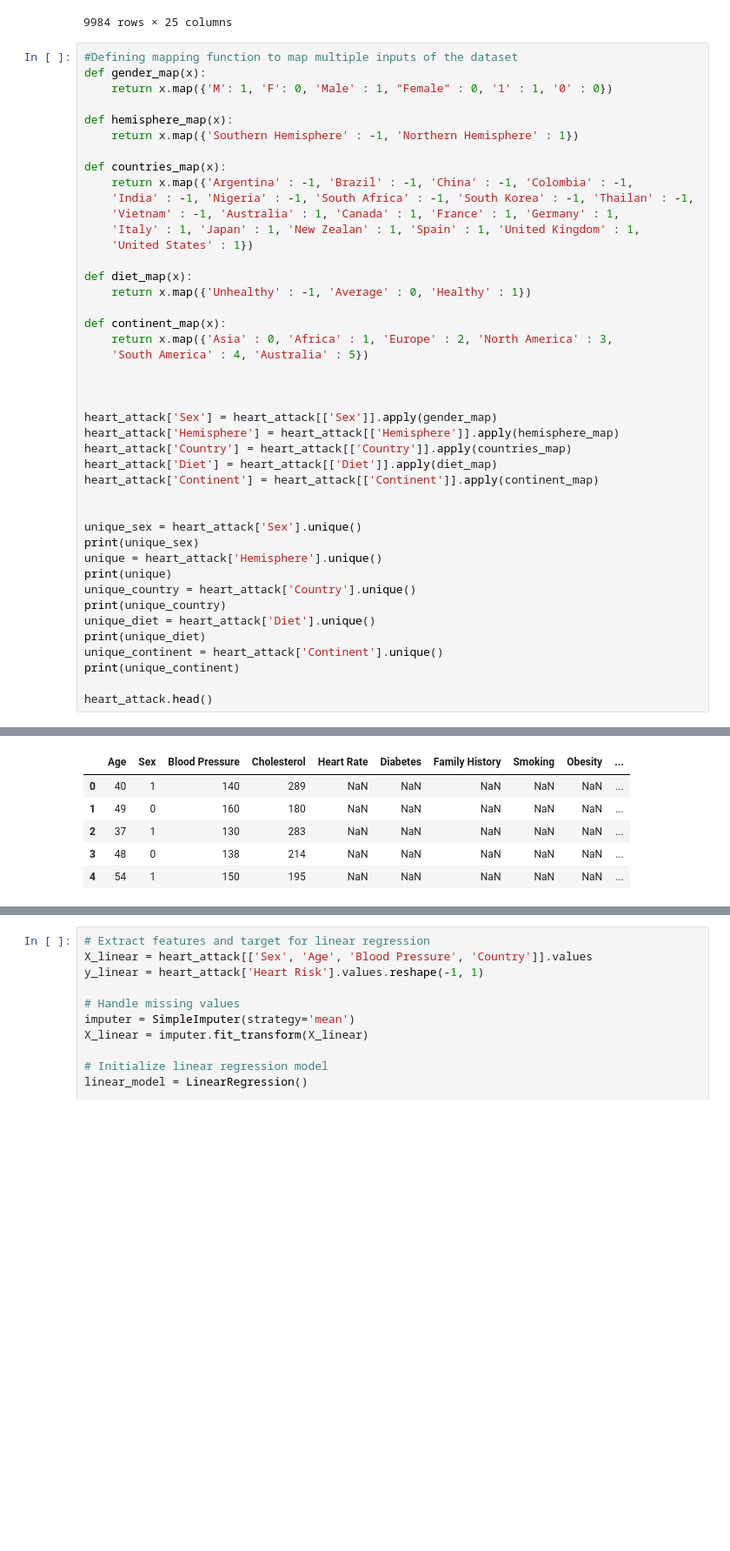
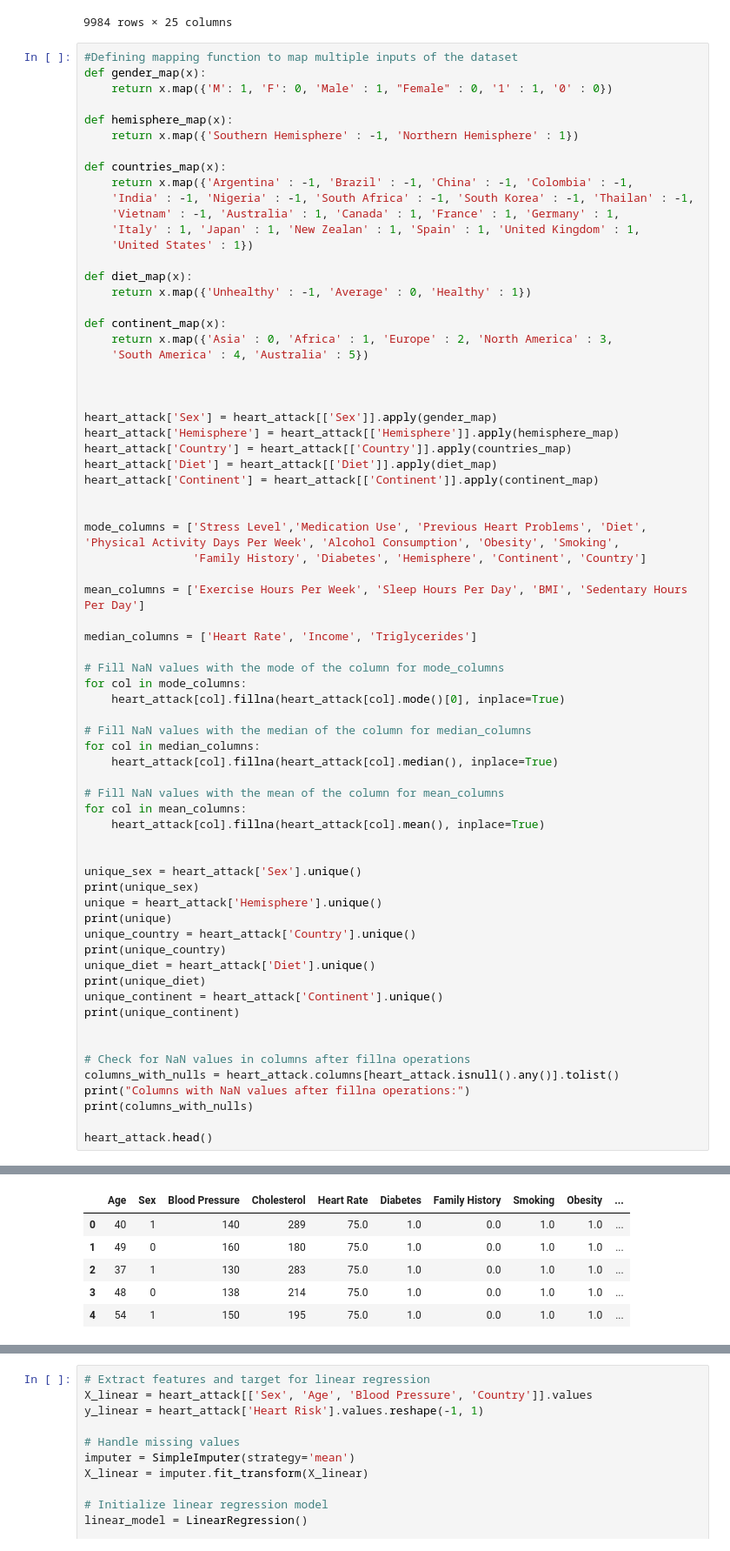
Before and after one commit to Pathin220/4105_Project, a Jupyter notebook: Project_Complete_Classic_ML.ipynb, the cells around one changed output, grey strips where cells are left out. Shown at 87% size. Cells and saved outputs as stored; diff of their text form; blank space fills up the shorter version.

```diff
--- a/Project_Complete_Classic_ML.ipynb
+++ b/Project_Complete_Classic_ML.ipynb
@@ -77,6 +77,26 @@ heart_attack['Diet'] = heart_attack[['Diet']].apply(diet_map)
 heart_attack['Continent'] = heart_attack[['Continent']].apply(continent_map)
 
 
+mode_columns = ['Stress Level','Medication Use', 'Previous Heart Problems', 'Diet', 'Physical Activity Days Per Week', 'Alcohol Consumption', 'Obesity', 'Smoking',
+                'Family History', 'Diabetes', 'Hemisphere', 'Continent', 'Country']
+
+mean_columns = ['Exercise Hours Per Week', 'Sleep Hours Per Day', 'BMI', 'Sedentary Hours Per Day']
+
+median_columns = ['Heart Rate', 'Income', 'Triglycerides']
+
+# Fill NaN values with the mode of the column for mode_columns
+for col in mode_columns:
+    heart_attack[col].fillna(heart_attack[col].mode()[0], inplace=True)
+
+# Fill NaN values with the median of the column for median_columns
+for col in median_columns:
+    heart_attack[col].fillna(heart_attack[col].median(), inplace=True)
+
+# Fill NaN values with the mean of the column for mean_columns
+for col in mean_columns:
+    heart_attack[col].fillna(heart_attack[col].mean(), inplace=True)
+
+
 unique_sex = heart_attack['Sex'].unique()
 print(unique_sex)
 unique = heart_attack['Hemisphere'].unique()
@@ -88,6 +108,12 @@ print(unique_diet)
 unique_continent = heart_attack['Continent'].unique()
 print(unique_continent)
 
+
+# Check for NaN values in columns after fillna operations
+columns_with_nulls = heart_attack.columns[heart_attack.isnull().any()].tolist()
+print("Columns with NaN values after fillna operations:")
+print(columns_with_nulls)
+
 heart_attack.head()
 # %% [output]
 [1 0]
@@ -98,9 +126,9 @@ heart_attack.head()
 |  | Age | Sex | Blood Pressure | Cholesterol | Heart Rate | Diabetes | Family History | Smoking | Obesity | ... |
-| 0 | 40 | 1 | 140 | 289 | NaN | NaN | NaN | NaN | NaN | ... |
-| 1 | 49 | 0 | 160 | 180 | NaN | NaN | NaN | NaN | NaN | ... |
-| 2 | 37 | 1 | 130 | 283 | NaN | NaN | NaN | NaN | NaN | ... |
-| 3 | 48 | 0 | 138 | 214 | NaN | NaN | NaN | NaN | NaN | ... |
-| 4 | 54 | 1 | 150 | 195 | NaN | NaN | NaN | NaN | NaN | ... |
+| 0 | 40 | 1 | 140 | 289 | 75.0 | 1.0 | 0.0 | 1.0 | 1.0 | ... |
+| 1 | 49 | 0 | 160 | 180 | 75.0 | 1.0 | 0.0 | 1.0 | 1.0 | ... |
+| 2 | 37 | 1 | 130 | 283 | 75.0 | 1.0 | 0.0 | 1.0 | 1.0 | ... |
+| 3 | 48 | 0 | 138 | 214 | 75.0 | 1.0 | 0.0 | 1.0 | 1.0 | ... |
+| 4 | 54 | 1 | 150 | 195 | 75.0 | 1.0 | 0.0 | 1.0 | 1.0 | ... |
 5 rows × 25 columns
 # %%
 # One-hot encode the columns
```
Also changed, not shown: parts of 10 cells of this notebook.
